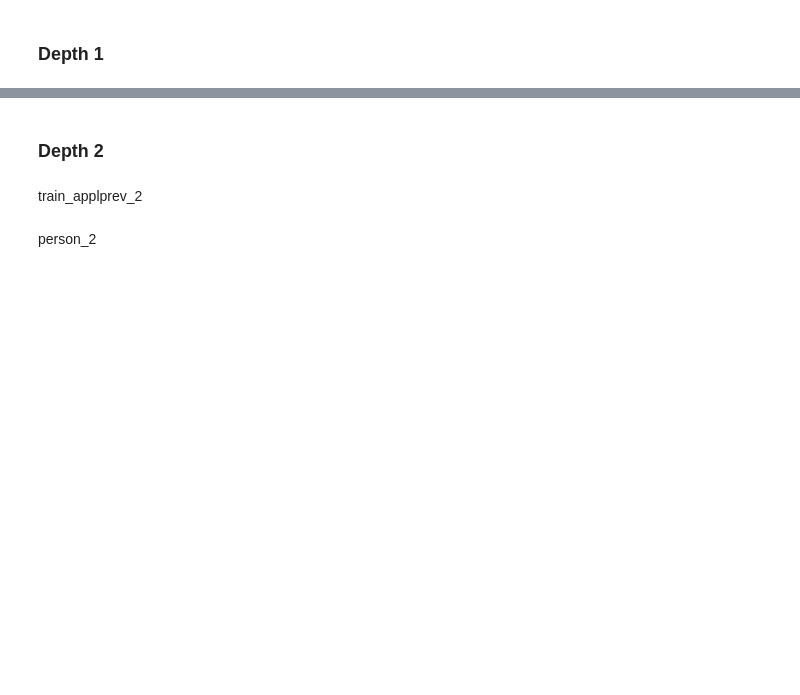
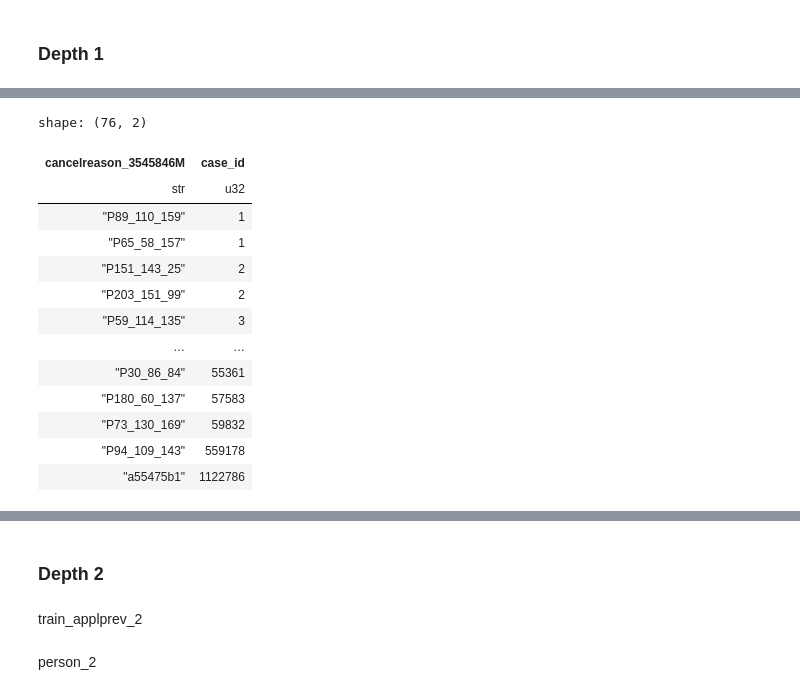
Before and after one commit to chiseanchang0727/kaggle, a Jupyter notebook: Home Credit - Credit Risk Model Stability/trail_1.ipynb, the cells around one changed output, grey strips where cells are left out. Drawn from its saved outputs; the diff is of its cells as text; code cells hidden in the pictures; blank space fills up the shorter version.

```diff
--- a/Home Credit - Credit Risk Model Stability/trail_1.ipynb
+++ b/Home Credit - Credit Risk Model Stability/trail_1.ipynb
@@ -176,0 +199,17 @@ shape: (9, 38)
+# %%
+train_applprev_1.group_by(['cancelreason_3545846M']).agg(pl.col('case_id').n_unique()).sort('case_id')
+# %% [output]
+shape: (76, 2)
+| cancelreason_3545846M | case_id |
+| str | u32 |
+| "P89_110_159" | 1 |
+| "P65_58_157" | 1 |
+| "P151_143_25" | 2 |
+| "P203_151_99" | 2 |
+| "P59_114_135" | 3 |
+| … | … |
+| "P30_86_84" | 55361 |
+| "P180_60_137" | 57583 |
+| "P73_130_169" | 59832 |
+| "P94_109_143" | 559178 |
+| "a55475b1" | 1122786 |
```
Also changed, not shown: parts of 8 cells of this notebook.
